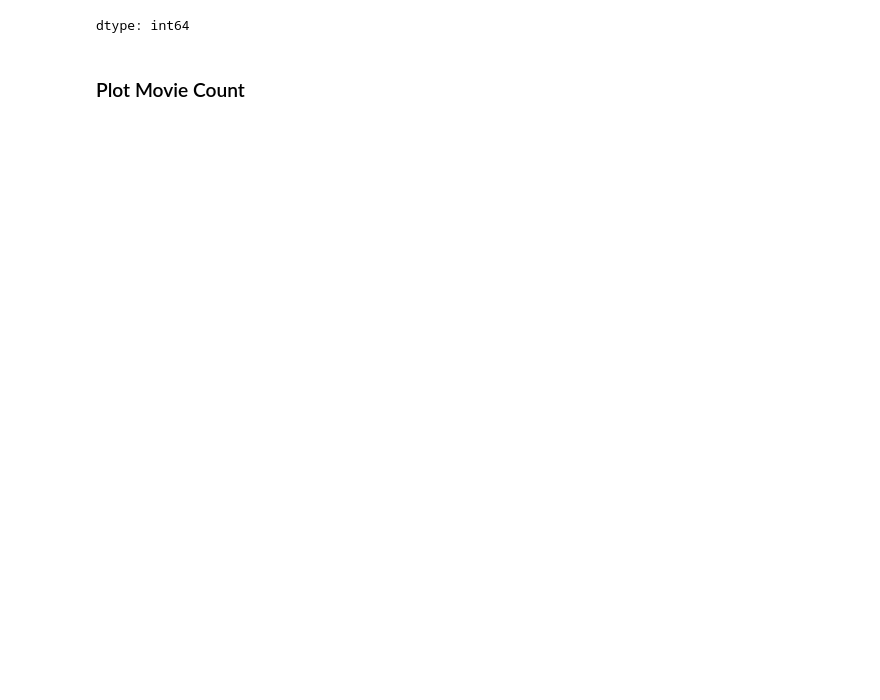
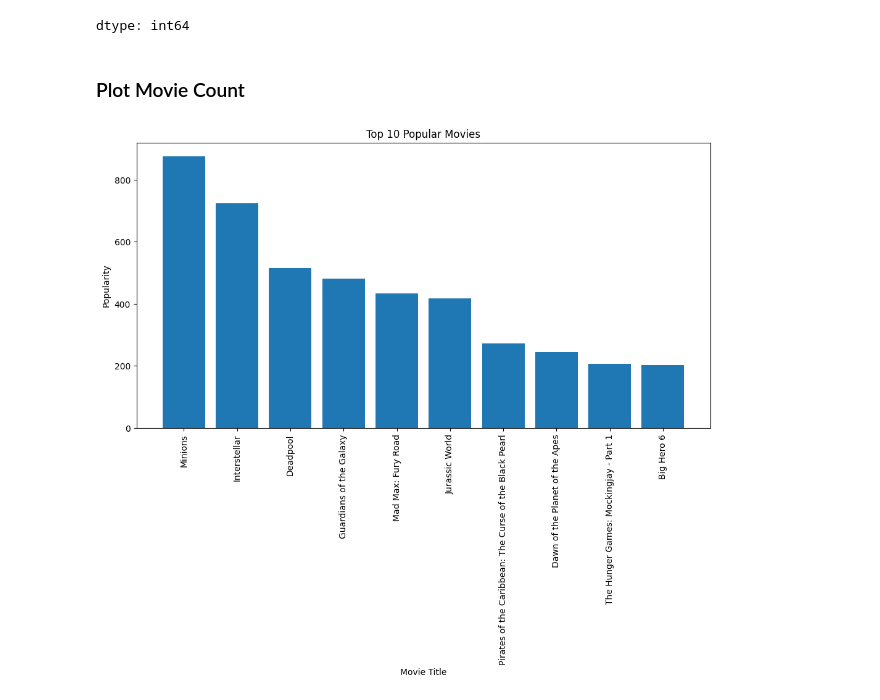
Before and after one commit to Venkatamalini/netflix-recommendation-system, a Jupyter notebook: notebooks/eda.ipynb, the cells around one changed output. Saved outputs shown, nothing was run; the diff lists cells and outputs as text; code cells hidden in the pictures; blank space fills up the shorter version.

```diff
--- a/notebooks/eda.ipynb
+++ b/notebooks/eda.ipynb
@@ -121,3 +113,15 @@ movies['genres'].value_counts().head(10)
 dtype: int64
 # %% [markdown]
 ### Plot Movie Count
+# %%
+top_movies = movies.sort_values(by='popularity', ascending=False).head(10)
+
+plt.figure(figsize=(12,6))
+plt.bar(top_movies['title'], top_movies['popularity'])
+plt.xticks(rotation=90)
+plt.title("Top 10 Popular Movies")
+plt.xlabel("Movie Title")
+plt.ylabel("Popularity")
+plt.show()
+# %% [output]
+[figure, added]
```
Also changed, not shown: parts of 14 cells of this notebook.
